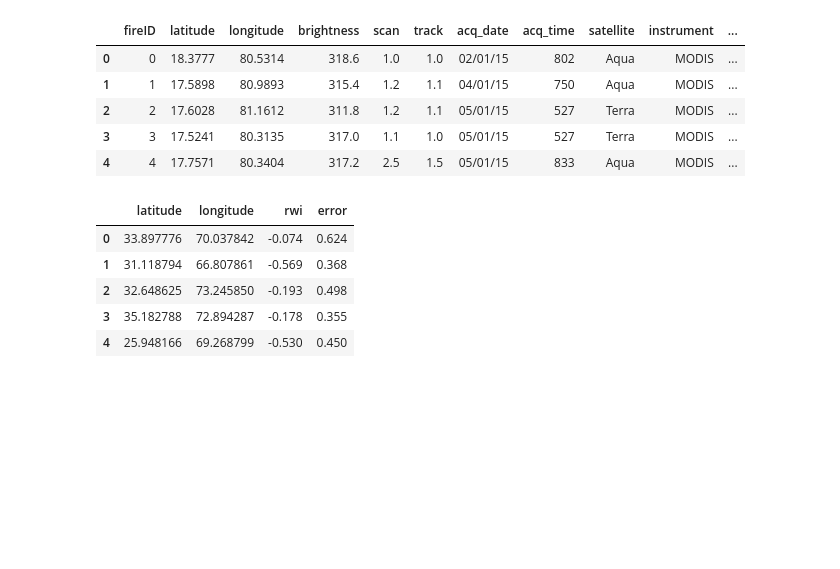
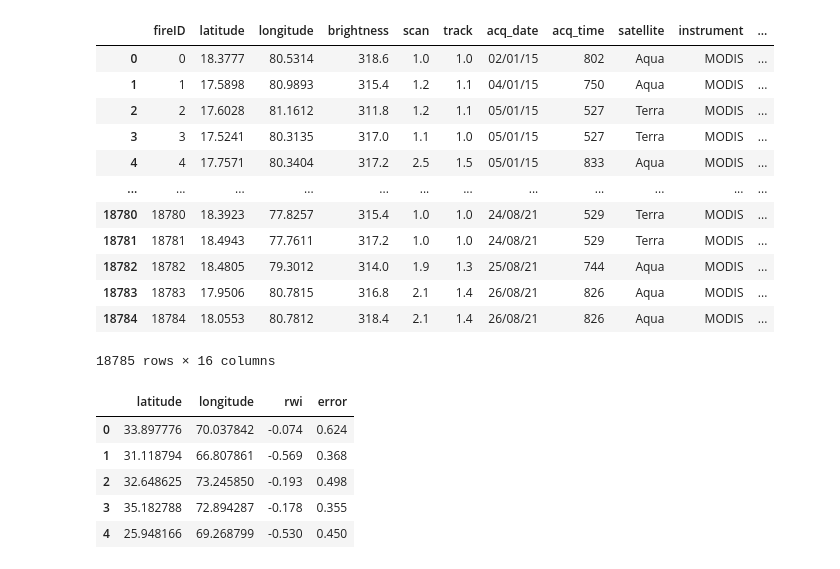
Before and after one commit to undpindia/dicra, a Jupyter notebook: analytics/notebooks/crop_fires/Exploration.ipynb, the cells around one changed output. Drawn from its saved outputs; the diff is of its cells as text; code cells hidden in the pictures; blank space fills up the shorter version.

```diff
--- a/analytics/notebooks/crop_fires/Exploration.ipynb
+++ b/analytics/notebooks/crop_fires/Exploration.ipynb
@@ -10,14 +11,21 @@ import folium
 # %%
 os.chdir('c:\\Users\\Jesse\\OneDrive\\Documenten\\Master BAOR\\Thesis\\GitHub\\dicra\\analytics\\geospatial_internship\\datasets')
 fire_data = pd.read_csv('telangana_fires.csv')
-fire_data.head()
+fire_data
 # %% [output]
 |  | fireID | latitude | longitude | brightness | scan | track | acq_date | acq_time | satellite | instrument | ... |
 | 0 | 0 | 18.3777 | 80.5314 | 318.6 | 1.0 | 1.0 | 02/01/15 | 802 | Aqua | MODIS | ... |
 | 1 | 1 | 17.5898 | 80.9893 | 315.4 | 1.2 | 1.1 | 04/01/15 | 750 | Aqua | MODIS | ... |
 | 2 | 2 | 17.6028 | 81.1612 | 311.8 | 1.2 | 1.1 | 05/01/15 | 527 | Terra | MODIS | ... |
 | 3 | 3 | 17.5241 | 80.3135 | 317.0 | 1.1 | 1.0 | 05/01/15 | 527 | Terra | MODIS | ... |
 | 4 | 4 | 17.7571 | 80.3404 | 317.2 | 2.5 | 1.5 | 05/01/15 | 833 | Aqua | MODIS | ... |
+| ... | ... | ... | ... | ... | ... | ... | ... | ... | ... | ... | ... |
+| 18780 | 18780 | 18.3923 | 77.8257 | 315.4 | 1.0 | 1.0 | 24/08/21 | 529 | Terra | MODIS | ... |
+| 18781 | 18781 | 18.4943 | 77.7611 | 317.2 | 1.0 | 1.0 | 24/08/21 | 529 | Terra | MODIS | ... |
+| 18782 | 18782 | 18.4805 | 79.3012 | 314.0 | 1.9 | 1.3 | 25/08/21 | 744 | Aqua | MODIS | ... |
+| 18783 | 18783 | 17.9506 | 80.7815 | 316.8 | 2.1 | 1.4 | 26/08/21 | 826 | Aqua | MODIS | ... |
+| 18784 | 18784 | 18.0553 | 80.7812 | 318.4 | 2.1 | 1.4 | 26/08/21 | 826 | Aqua | MODIS | ... |
+18785 rows × 16 columns
 # %%
 os.chdir('c:\\Users\\Jesse\\OneDrive\\Documenten\\Master BAOR\\Thesis\\GitHub\\dicra\\analytics\\notebooks\\relative_wealth_index\\data')
 rwi_data = pd.read_csv('ind_pak_relative_wealth_index.csv')
```
Also changed, not shown: parts of 7 cells of this notebook.
